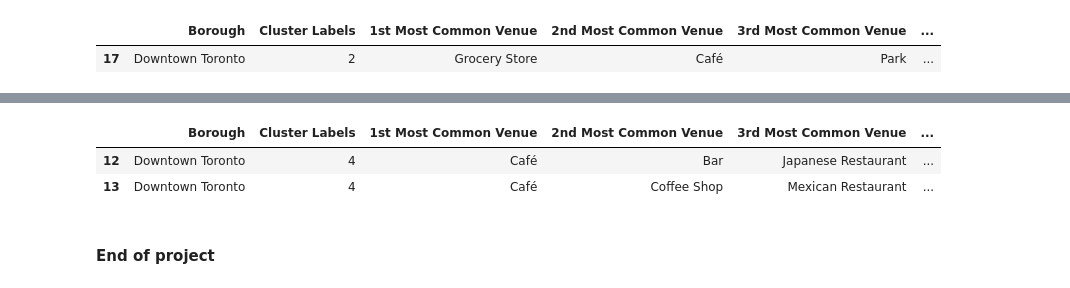
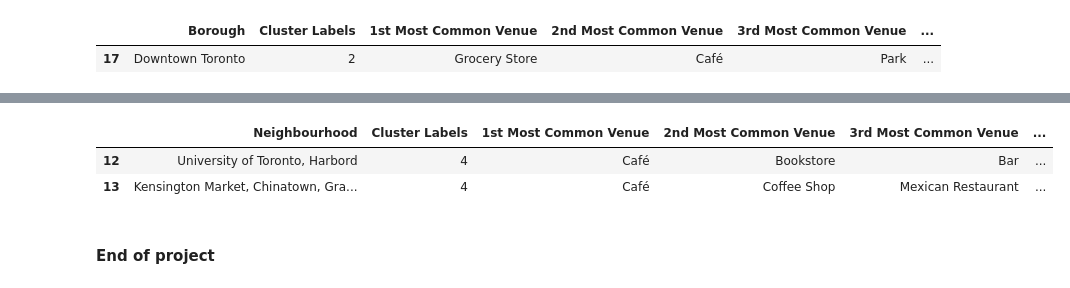
Before and after one commit to iakerber/Coursera_Capstone, a Jupyter notebook: CourseraCapstoneProjectWeek3_Toronto Neighborhoods.ipynb, the cells around one changed output, grey strips where cells are left out. Saved outputs shown, nothing was run; the diff lists cells and outputs as text; code cells hidden in the pictures.

```diff
--- a/CourseraCapstoneProjectWeek3_Toronto Neighborhoods.ipynb
+++ b/CourseraCapstoneProjectWeek3_Toronto Neighborhoods.ipynb
@@ -658,9 +658,9 @@ downtownToronto_merged.loc[downtownToronto_merged['Cluster Labels'] == 3, downto
 # %%
-#Cluster 4 -- Cafes, bars, restaurants eating places
-downtownToronto_merged.loc[downtownToronto_merged['Cluster Labels'] == 4, downtownToronto_merged.columns[[1] + list(range(5, downtownToronto_merged.shape[1]))]]
+#Cluster 4 -- Cafes, bars, restaurants eating places, college
+downtownToronto_merged.loc[downtownToronto_merged['Cluster Labels'] == 4, downtownToronto_merged.columns[[2] + list(range(5, downtownToronto_merged.shape[1]))]]
 # %% [output]
-|  | Borough | Cluster Labels | 1st Most Common Venue | 2nd Most Common Venue | 3rd Most Common Venue | ... |
-| 12 | Downtown Toronto | 4 | Café | Bar | Japanese Restaurant | ... |
-| 13 | Downtown Toronto | 4 | Café | Coffee Shop | Mexican Restaurant | ... |
+|  | Neighbourhood | Cluster Labels | 1st Most Common Venue | 2nd Most Common Venue | 3rd Most Common Venue | ... |
+| 12 | University of Toronto, Harbord | 4 | Café | Bookstore | Bar | ... |
+| 13 | Kensington Market, Chinatown, Gra... | 4 | Café | Coffee Shop | Mexican Restaurant | ... |
 # %% [markdown]
 #### End of project
```
Also changed, not shown: parts of 14 cells of this notebook.
